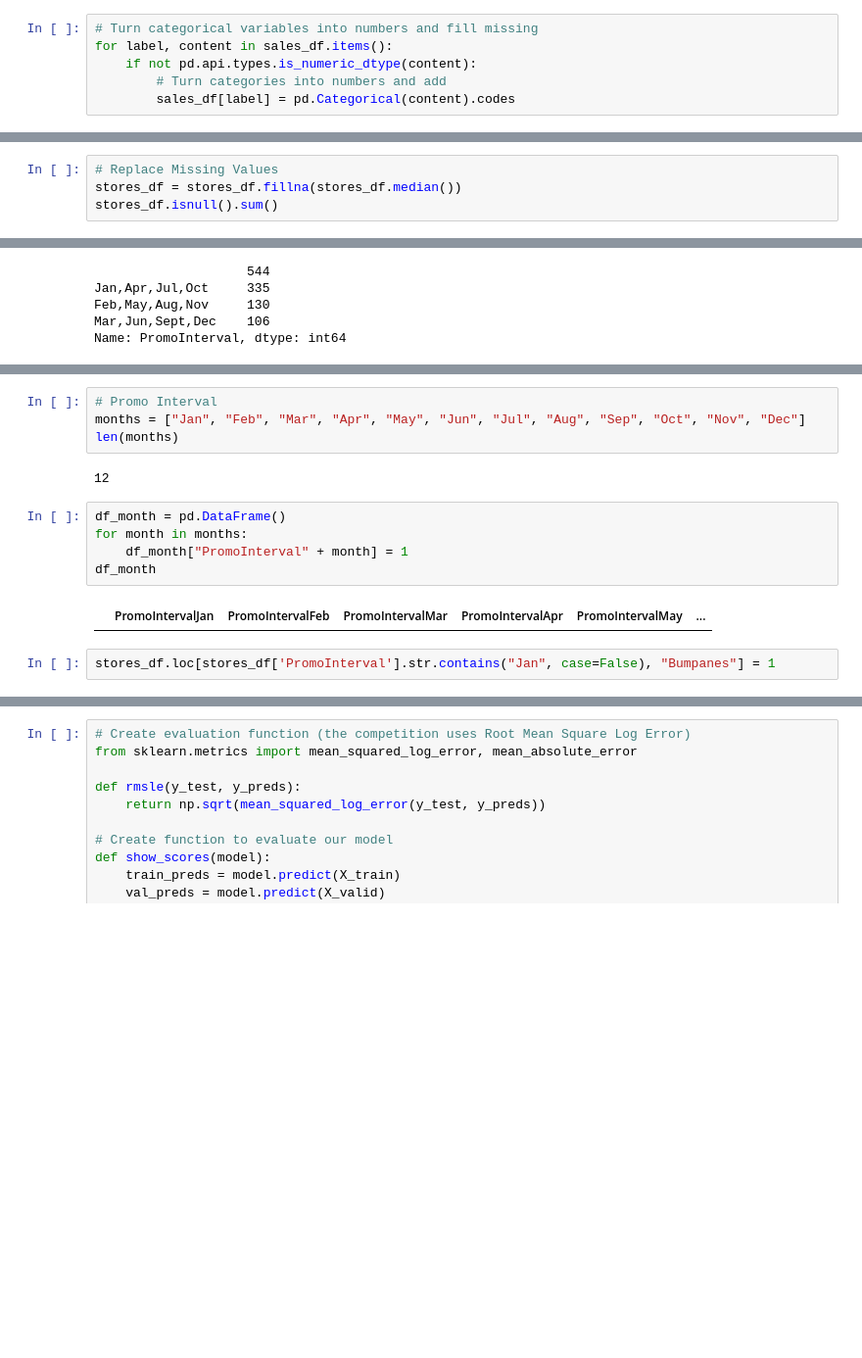
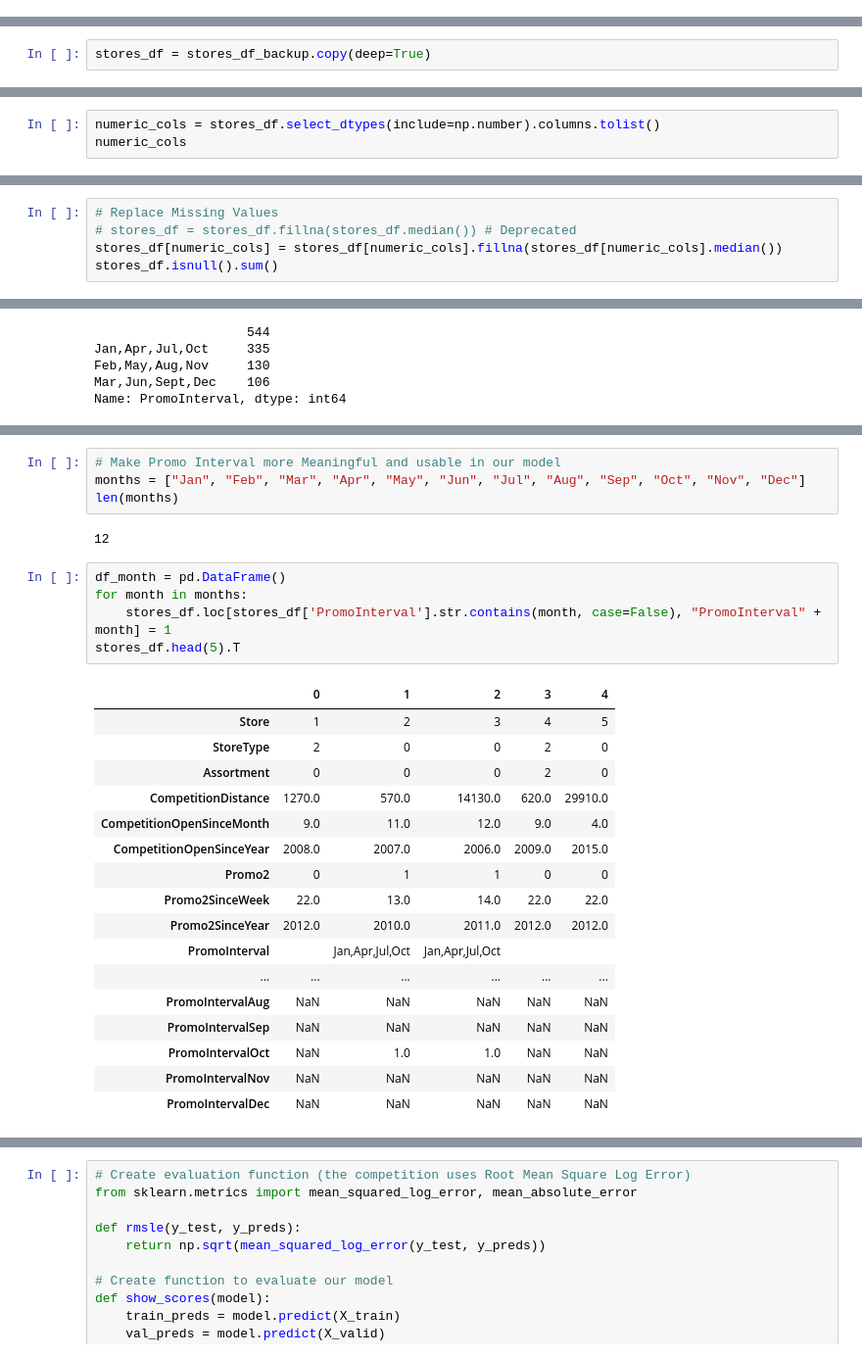
Before and after one commit to mcabanlit/drug-store-chain, a Jupyter notebook: drug-store-sales-prediction.ipynb, the cells around one changed output, grey strips where cells are left out. Shown at 98% size. Cells and saved outputs as stored; diff of their text form; blank space fills up the shorter version.

Commit message:
Data Preprocessing and Merging To CSV Files
Cleaned up the dataset, addressed the missing values as well as the string data types.

```diff
--- a/drug-store-sales-prediction.ipynb
+++ b/drug-store-sales-prediction.ipynb
@@ -164,9 +170,3 @@ a     16149
 b      6690
 c      4100
 Name: StateHoliday, dtype: int64
-# %%
-# Turn categorical variables into numbers and fill missing
-for label, content in sales_df.items():
-    if not pd.api.types.is_numeric_dtype(content):
-        # Turn categories into numbers and add
-        sales_df[label] = pd.Categorical(content).codes
@@ -225,6 +236,8 @@ stores_df.head(5)
 # %%
 # Let us create a restore point of our sales dataset.
 stores_df_backup = stores_df.copy(deep=True)
+# %%
+stores_df = stores_df_backup.copy(deep=True)
 # %%
 # Check for Missing Values
 stores_df.isna().sum()
@@ -252,3 +265,6 @@ stores_df.describe()
 | 50% | 558.00000 | 2325.000000 | 8.000000 | 2010.000000 | 1.000000 | 22.000000 | ... |
 | 75% | 836.50000 | 6882.500000 | 10.000000 | 2013.000000 | 1.000000 | 37.000000 | ... |
 | max | 1115.00000 | 75860.000000 | 12.000000 | 2015.000000 | 1.000000 | 50.000000 | ... |
+# %%
+numeric_cols = stores_df.select_dtypes(include=np.number).columns.tolist()
+numeric_cols
@@ -255,6 +279,7 @@ stores_df.describe()
 # %%
 # Replace Missing Values
-stores_df = stores_df.fillna(stores_df.median())
+# stores_df = stores_df.fillna(stores_df.median()) # Deprecated
+stores_df[numeric_cols] = stores_df[numeric_cols].fillna(stores_df[numeric_cols].median())
 stores_df.isnull().sum()
 # %% [output]
 Store                          0
@@ -342,6 +381,6 @@ Bumpanes                     780
 dtype: int64
 # %%
-# Promo Interval
+# Make Promo Interval more Meaningful and usable in our model
 months = ["Jan", "Feb", "Mar", "Apr", "May", "Jun", "Jul", "Aug", "Sep", "Oct", "Nov", "Dec"]
 len(months)
 # %% [output]
@@ -349,10 +388,24 @@ len(months)
 # %%
 df_month = pd.DataFrame()
 for month in months:
-    df_month["PromoInterval" + month] = 1
-df_month
+    stores_df.loc[stores_df['PromoInterval'].str.contains(month, case=False), "PromoInterval" + month] = 1
+stores_df.head(5).T
 # %% [output]
-|  | PromoIntervalJan | PromoIntervalFeb | PromoIntervalMar | PromoIntervalApr | PromoIntervalMay | ... |
+|  | 0 | 1 | 2 | 3 | 4 |
+| Store | 1 | 2 | 3 | 4 | 5 |
+| StoreType | 2 | 0 | 0 | 2 | 0 |
+| Assortment | 0 | 0 | 0 | 2 | 0 |
+| CompetitionDistance | 1270.0 | 570.0 | 14130.0 | 620.0 | 29910.0 |
+| CompetitionOpenSinceMonth | 9.0 | 11.0 | 12.0 | 9.0 | 4.0 |
+| CompetitionOpenSinceYear | 2008.0 | 2007.0 | 2006.0 | 2009.0 | 2015.0 |
+| Promo2 | 0 | 1 | 1 | 0 | 0 |
+| Promo2SinceWeek | 22.0 | 13.0 | 14.0 | 22.0 | 22.0 |
+| Promo2SinceYear | 2012.0 | 2010.0 | 2011.0 | 2012.0 | 2012.0 |
+| PromoInterval |  | Jan,Apr,Jul,Oct | Jan,Apr,Jul,Oct |  |  |
+| ... | ... | ... | ... | ... | ... |
+| PromoIntervalAug | NaN | NaN | NaN | NaN | NaN |
+| PromoIntervalSep | NaN | NaN | NaN | NaN | NaN |
+| PromoIntervalOct | NaN | 1.0 | 1.0 | NaN | NaN |
+| PromoIntervalNov | NaN | NaN | NaN | NaN | NaN |
+| PromoIntervalDec | NaN | NaN | NaN | NaN | NaN |
-# %%
-stores_df.loc[stores_df['PromoInterval'].str.contains("Jan", case=False), "Bumpanes"] = 1
 # %%
```
Also changed, not shown: parts of 43 cells of this notebook, 1 other file.
